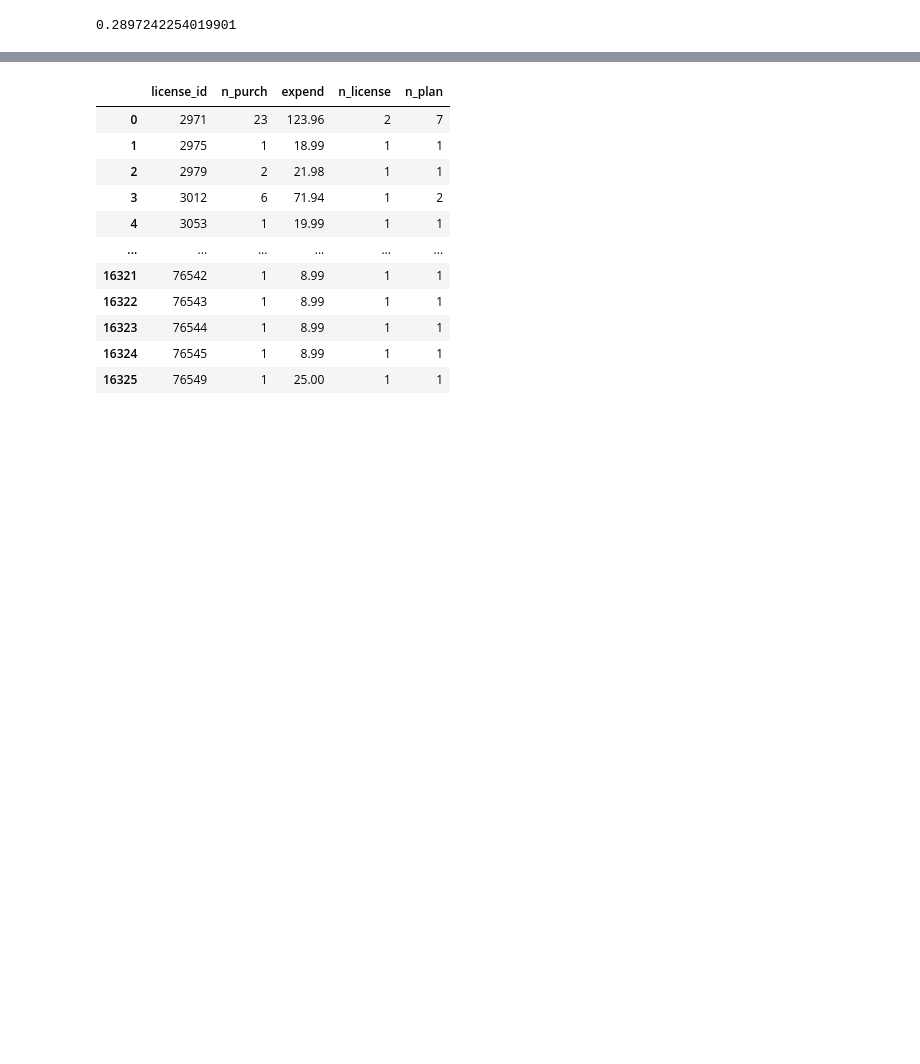
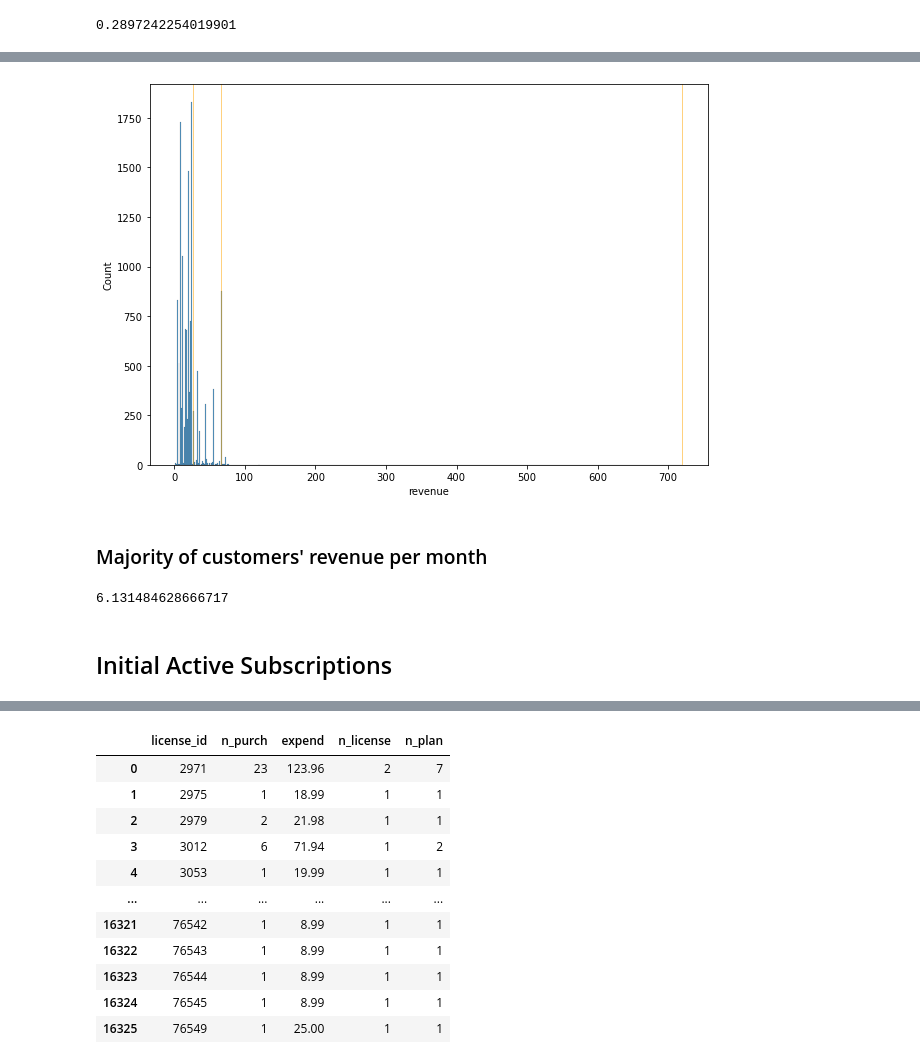
Before and after one commit to aldamepi/BI-web-subscriptions, a Jupyter notebook: testTask_data-amengual-aug22.ipynb, the cells around one changed output, grey strips where cells are left out. Saved outputs shown, nothing was run; the diff lists cells and outputs as text; code cells hidden in the pictures; blank space fills up the shorter version.

```diff
--- a/testTask_data-amengual-aug22.ipynb
+++ b/testTask_data-amengual-aug22.ipynb
@@ -932,0 +1053,3 @@ mrr.plot(figsize=(10,7), title = 'Monthly Recurring Revenue');
+# %%
+revenue_m2 = revenue_m.reset_index()
+revenue_m2
@@ -932,0 +1065,13 @@ mrr.plot(figsize=(10,7), title = 'Monthly Recurring Revenue');
+# %%
+# Month over Month Growth
+
+MoM = []
+
+for i in range(len(revenue_m2)):
+    if i == 0:
+        MoM.append(0)
+    else:
+        x = (revenue_m2.revenue[i]-revenue_m2.revenue[i-1])/revenue_m2.revenue[i-1]
+        MoM.append(round(100*x,2))
+
+MoM
@@ -932,0 +1107,13 @@ mrr.plot(figsize=(10,7), title = 'Monthly Recurring Revenue');
+# %%
+# Gross Churn Rate
+
+gcr = []
+
+for i in range(len(revenue_m2)):
+    if i == 0:
+        gcr.append(0)
+    else:
+        x = revenue_m2.cancel_amount[i]/revenue_m2.revenue[i-1]
+        gcr.append(round(100*x,2))
+
+gcr
@@ -1102,0 +1312,4 @@ customer_revenue.revenue.skew()
+# %%
+labels_positive = ['Standard','Preferred','VIP']
+quantiles_positive = pd.qcut(customer_revenue.revenue[customer_revenue.revenue > 0], [0,0.8,0.95,1], labels=labels_positive, retbins=True) #
+quantiles_positive
@@ -1102,0 +1331,8 @@ customer_revenue.revenue.skew()
+# %%
+f, ax = plt.subplots(figsize=(10,7))
+for x in quantiles_positive[1][1:]:
+    plt.axvline(x, color = 'orange', linewidth=0.5)
+sns.histplot(data = customer_revenue[customer_revenue.revenue > 0], x='revenue')
+plt.show()
+# %% [output]
+[figure, added]
@@ -1102,0 +1345,9 @@ customer_revenue.revenue.skew()
+# %% [markdown]
+### Majority of customers' revenue per month
+# %%
+pack_boundary = quantiles_positive[1][1]/acl
+pack_boundary
+# %% [output]
+6.131484628666717
+# %% [markdown]
+## Initial Active Subscriptions
```
Also changed, not shown: parts of 104 cells of this notebook.
